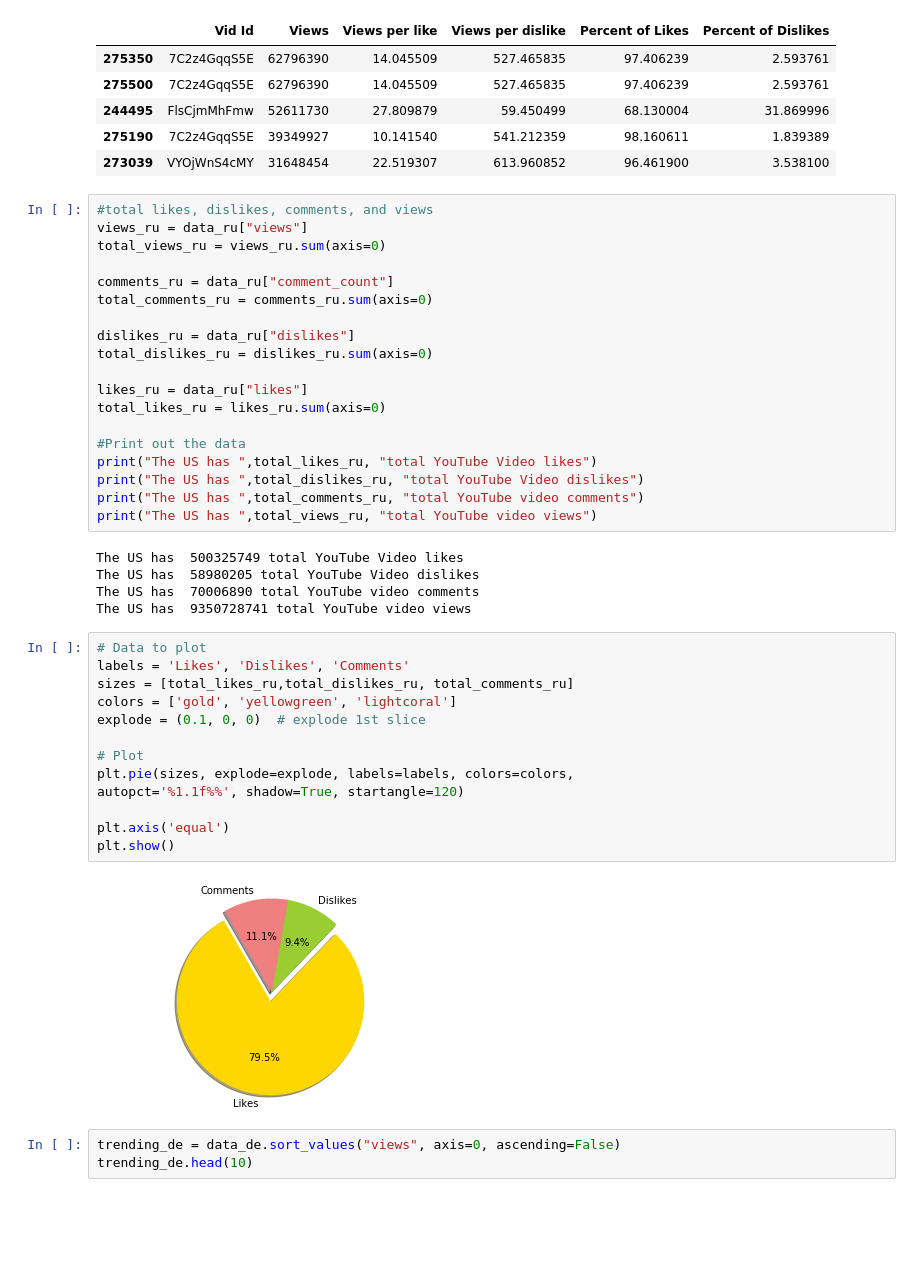
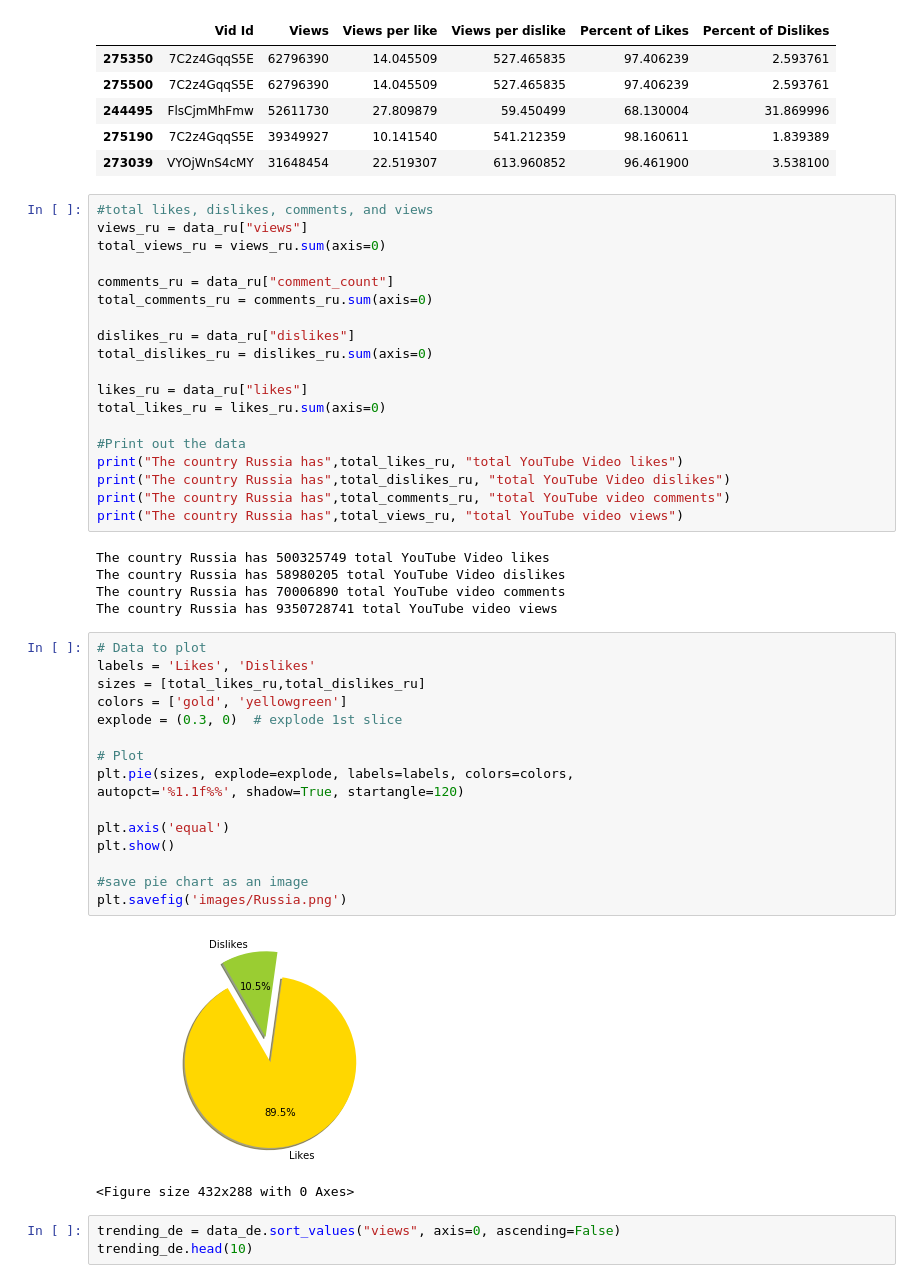
Before and after one commit to jherberg462/python-project, a Jupyter notebook: chris_analysis.ipynb, the cells around one changed output. Saved outputs shown, nothing was run; the diff lists cells and outputs as text; blank space fills up the shorter version.

```diff
--- a/chris_analysis.ipynb
+++ b/chris_analysis.ipynb
@@ -387,30 +399,34 @@ likes_ru = data_ru["likes"]
 total_likes_ru = likes_ru.sum(axis=0)
 
 #Print out the data
-print("The US has ",total_likes_ru, "total YouTube Video likes")
-print("The US has ",total_dislikes_ru, "total YouTube Video dislikes")
-print("The US has ",total_comments_ru, "total YouTube video comments")
-print("The US has ",total_views_ru, "total YouTube video views")
+print("The country Russia has",total_likes_ru, "total YouTube Video likes")
+print("The country Russia has",total_dislikes_ru, "total YouTube Video dislikes")
+print("The country Russia has",total_comments_ru, "total YouTube video comments")
+print("The country Russia has",total_views_ru, "total YouTube video views")
 # %% [output]
-The US has  500325749 total YouTube Video likes
-The US has  58980205 total YouTube Video dislikes
-The US has  70006890 total YouTube video comments
-The US has  9350728741 total YouTube video views
+The country Russia has 500325749 total YouTube Video likes
+The country Russia has 58980205 total YouTube Video dislikes
+The country Russia has 70006890 total YouTube video comments
+The country Russia has 9350728741 total YouTube video views
 # %%
 # Data to plot
-labels = 'Likes', 'Dislikes', 'Comments'
-sizes = [total_likes_ru,total_dislikes_ru, total_comments_ru]
-colors = ['gold', 'yellowgreen', 'lightcoral']
-explode = (0.1, 0, 0)  # explode 1st slice
+labels = 'Likes', 'Dislikes'
+sizes = [total_likes_ru,total_dislikes_ru]
+colors = ['gold', 'yellowgreen']
+explode = (0.3, 0)  # explode 1st slice
 
 # Plot
 plt.pie(sizes, explode=explode, labels=labels, colors=colors,
 autopct='%1.1f%%', shadow=True, startangle=120)
 
 plt.axis('equal')
 plt.show()
+
+#save pie chart as an image
+plt.savefig('images/Russia.png')
 # %% [output]
-[figure, old version]
+[figure, new version]
+<Figure size 432x288 with 0 Axes>
 # %%
 trending_de = data_de.sort_values("views", axis=0, ascending=False)
 trending_de.head(10)
```
Also changed, not shown: parts of 18 cells of this notebook, 10 other files.
